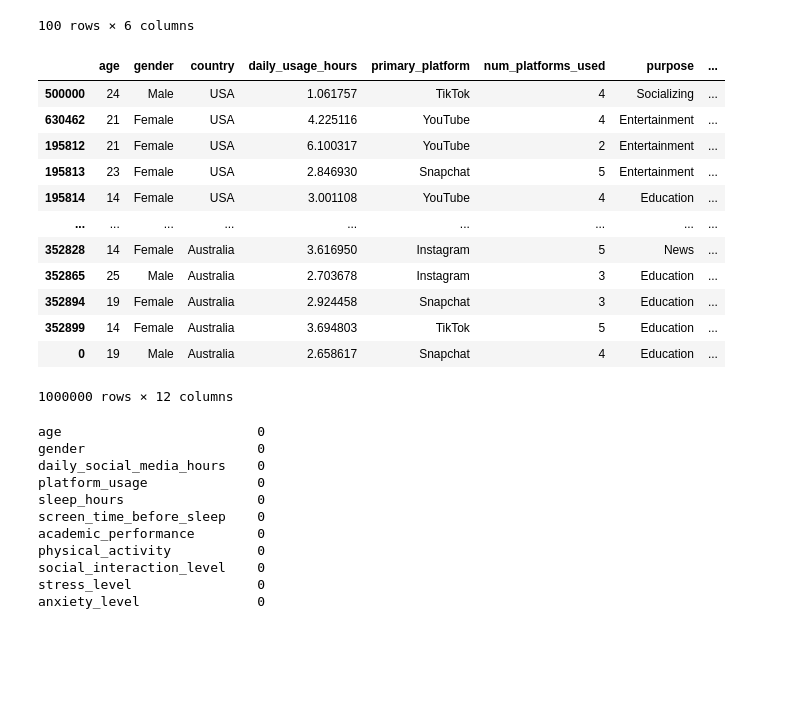
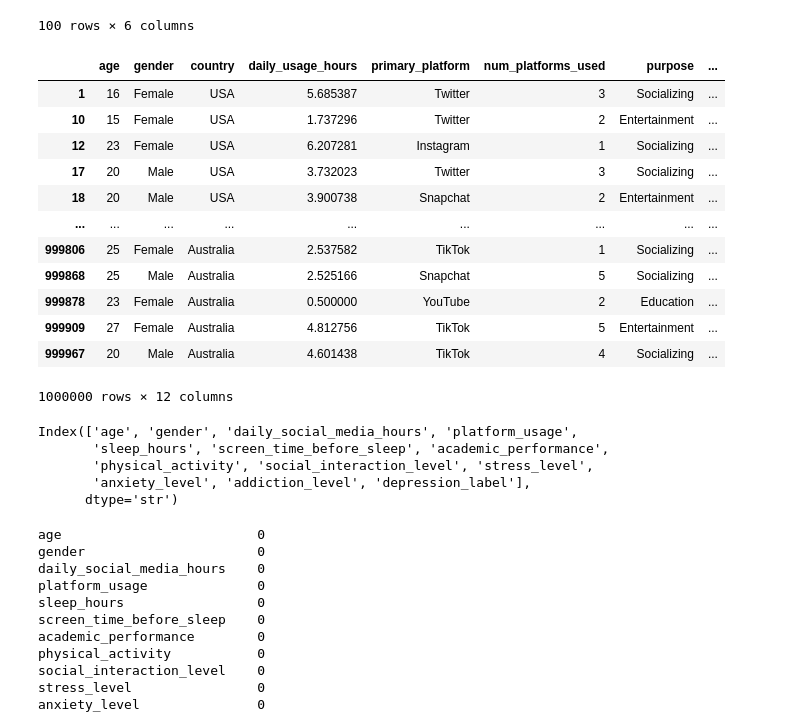
Before and after one commit to mwrobbins56/Student_MentalHealth, a Jupyter notebook: Notebook/student_burnout_trial.ipynb, the cells around one changed output. Drawn from its saved outputs; the diff is of its cells as text; code cells hidden in the pictures; blank space fills up the shorter version.

```diff
--- a/Notebook/student_burnout_trial.ipynb
+++ b/Notebook/student_burnout_trial.ipynb
@@ -3,12 +3,11 @@ import pandas as pd
 import matplotlib.pyplot as plt
 import seaborn as sns
 # %%
-df = pd.read_csv("../Data/Teen_Mental_Health_Dataset.csv")
-df2 = pd.read_csv("../Data/student_stress_dataset.csv")
-# df3 = pd.read_csv("../Data/genz_social_media_usage_1M.csv")
-df4 = pd.read_csv("../Data/zipcheckup_water_quality.csv")
+teen_df = pd.read_csv("../Data/Teen_Mental_Health_Dataset.csv")
+student_df = pd.read_csv("../Data/student_stress_dataset.csv")
+genz_df = pd.read_csv("../Data/genz_social_media_usage_1M.csv")
 
-df.head()
+teen_df.head()
 # %% [output]
 |  | age | gender | daily_social_media_hours | platform_usage | sleep_hours | screen_time_before_sleep | ... |
 | 0 | 14 | male | 7.9 | Instagram | 7.4 | 2.9 | ... |
@@ -333,25 +314,31 @@ df2.sort_values(by='study_hours', ascending=False)
 | 99 | 100 | 1 | 5 | 7 | 41 | High |
 100 rows × 6 columns
 # %%
-# df3.sort_values(by='country', ascending=False)
+genz_df.sort_values(by='country', ascending=False)
 # %% [output]
 |  | age | gender | country | daily_usage_hours | primary_platform | num_platforms_used | purpose | ... |
-| 500000 | 24 | Male | USA | 1.061757 | TikTok | 4 | Socializing | ... |
-| 630462 | 21 | Female | USA | 4.225116 | YouTube | 4 | Entertainment | ... |
-| 195812 | 21 | Female | USA | 6.100317 | YouTube | 2 | Entertainment | ... |
-| 195813 | 23 | Female | USA | 2.846930 | Snapchat | 5 | Entertainment | ... |
-| 195814 | 14 | Female | USA | 3.001108 | YouTube | 4 | Education | ... |
+| 1 | 16 | Female | USA | 5.685387 | Twitter | 3 | Socializing | ... |
+| 10 | 15 | Female | USA | 1.737296 | Twitter | 2 | Entertainment | ... |
+| 12 | 23 | Female | USA | 6.207281 | Instagram | 1 | Socializing | ... |
+| 17 | 20 | Male | USA | 3.732023 | Twitter | 3 | Socializing | ... |
+| 18 | 20 | Male | USA | 3.900738 | Snapchat | 2 | Entertainment | ... |
 | ... | ... | ... | ... | ... | ... | ... | ... | ... |
-| 352828 | 14 | Female | Australia | 3.616950 | Instagram | 5 | News | ... |
-| 352865 | 25 | Male | Australia | 2.703678 | Instagram | 3 | Education | ... |
-| 352894 | 19 | Female | Australia | 2.924458 | Snapchat | 3 | Education | ... |
-| 352899 | 14 | Female | Australia | 3.694803 | TikTok | 5 | Education | ... |
-| 0 | 19 | Male | Australia | 2.658617 | Snapchat | 4 | Education | ... |
+| 999806 | 25 | Female | Australia | 2.537582 | TikTok | 1 | Socializing | ... |
+| 999868 | 25 | Male | Australia | 2.525166 | Snapchat | 5 | Socializing | ... |
+| 999878 | 23 | Female | Australia | 0.500000 | YouTube | 2 | Education | ... |
+| 999909 | 27 | Female | Australia | 4.812756 | TikTok | 5 | Entertainment | ... |
+| 999967 | 20 | Male | Australia | 4.601438 | TikTok | 4 | Socializing | ... |
 1000000 rows × 12 columns
 # %%
 # Rename or drop columns
-df.columns
+teen_df.columns
 # df = df.drop("Unnamed: 0", axis=1)
+# %% [output]
+Index(['age', 'gender', 'daily_social_media_hours', 'platform_usage',
+       'sleep_hours', 'screen_time_before_sleep', 'academic_performance',
+       'physical_activity', 'social_interaction_level', 'stress_level',
+       'anxiety_level', 'addiction_level', 'depression_label'],
+      dtype='str')
 # %%
 # Check and fix data types if necessary
 # %%
```
Also changed, not shown: parts of 43 cells of this notebook, 5 other files.
